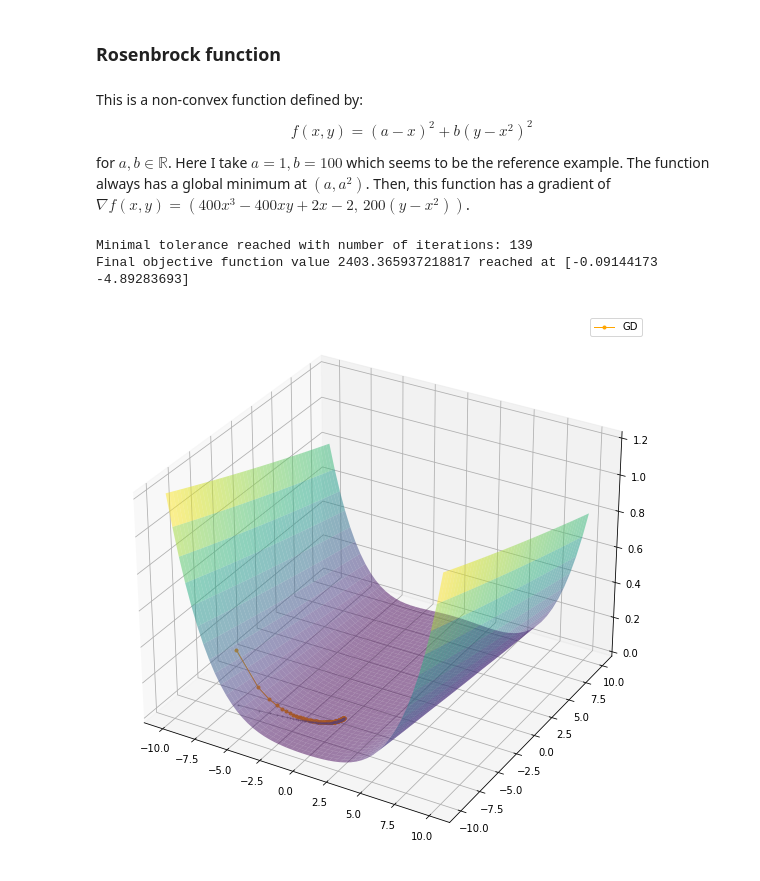
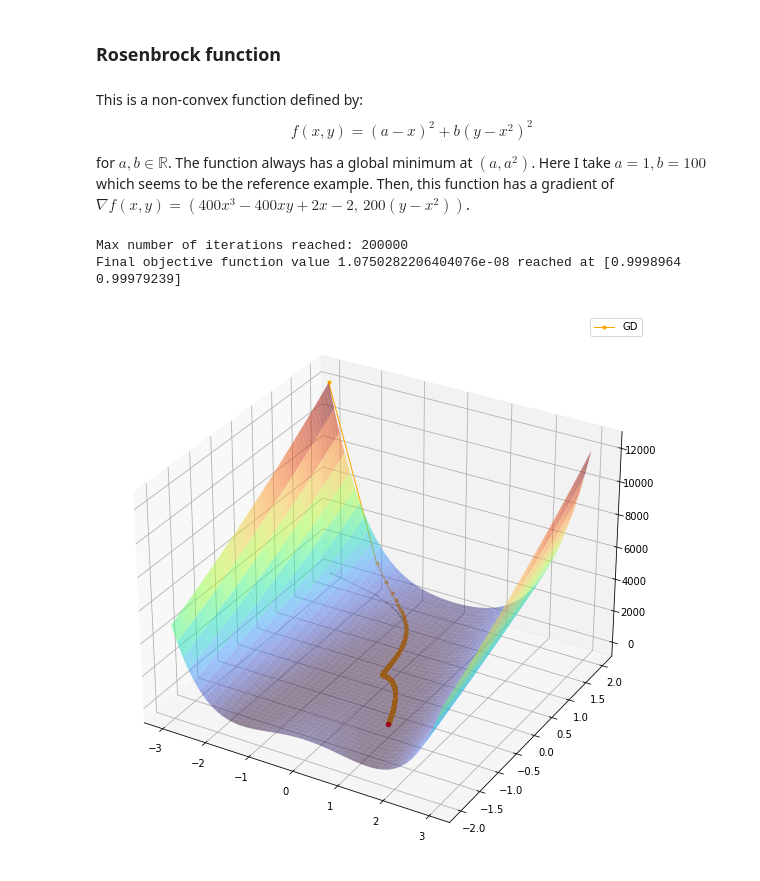
Before and after one commit to Huk-David/APTS_Presentations, a Jupyter notebook: APTS1_December/APTS1_Optimisation.ipynb, the cells around one changed output. Saved outputs shown, nothing was run; the diff lists cells and outputs as text; code cells hidden in the pictures.

```diff
--- a/APTS1_December/APTS1_Optimisation.ipynb
+++ b/APTS1_December/APTS1_Optimisation.ipynb
@@ -69,36 +69,36 @@ Final objective function value 7.036874417766373e-07 reached at 0.00083886079999
 # %% [markdown]
 This is a non-convex function defined by:
 $$ f(x,y) = (a-x)^2 +b(y-x^2)^2 $$
-for $a,b \in \mathbb{R}$. Here I take $a=1, b=100$ which seems to be the reference example. The function always has a global minimum at $(a,a^2)$.
+for $a,b \in \mathbb{R}$. The function always has a global minimum at $(a,a^2)$. Here I take $a=1, b=100$ which seems to be the reference example.
 Then, this function has a gradient of $\nabla f(x,y) = (400x^3-400xy+2x-2,\,200(y-x^2))$.
 # %%
 def Ros(theta,a=1,b=100):
     x,y=theta
     return np.power((a-x),2) + b*np.power((y-np.power(x,2)),2)
 def Ros_grad(theta):
     x,y=theta
     return np.array([400*np.power(x,3)-400*x*y+2*x-2, 200*(y-np.power(x,2))])
 
-x = np.linspace(-10, 10, 50)
-y = np.linspace(-10, 10, 50)
+y = np.linspace(-2, 2, 50)
+x = np.linspace(-3, 3, 50)
 X, Y = np.meshgrid(x, y)
 Z = Ros([X, Y])
 %matplotlib inline
 fig = plt.figure()
 fig.set_size_inches(10,10)
 
 ax = plt.axes(projection='3d')
-ax.plot_surface(X, Y, Z, rstride=1, cstride=1,
-                cmap='viridis', edgecolor='none',alpha=0.5)
+ax.plot_surface(X, -Y, Z, rstride=1, cstride=1,
+                cmap='turbo', edgecolor='none',alpha=0.5)
 
-theta_vals = GD_method([-7,-7],Ros,Ros_grad,10e-6,method='Epsilon',epsilon=10)
+theta_vals = GD_method([-3,-2],Ros,Ros_grad,10e-5,method='Iterations',maxiter=200000)
 
-ax.plot3D([i[0] for i in theta_vals],[i[1] for i in theta_vals],[Ros(i)+5 for i in theta_vals],color='orange',label='GD',linewidth=1,marker='o',markersize=3)
-ax.plot3D([i[0] for i in theta_vals],[i[1] for i in theta_vals],[0 for i in theta_vals],color='grey',linewidth=1,marker='o',markersize=1,alpha=0.5)
-
+ax.plot3D([i[0] for i in theta_vals],[-i[1] for i in theta_vals],[0 for i in theta_vals],color='grey',linewidth=1,marker='o',markersize=1,alpha=0.5)
+ax.plot3D([i[0] for i in theta_vals],[-i[1] for i in theta_vals],[Ros(i) for i in theta_vals],color='orange',label='GD',linewidth=1,marker='o',markersize=3)
+ax.scatter(1,-1,color='red')
 plt.legend()
 plt.show()
 # %% [output]
-Minimal tolerance reached with number of iterations: 139
-Final objective function value 2403.365937218817 reached at [-0.09144173 -4.89283693]
+Max number of iterations reached: 200000
+Final objective function value 1.0750282206404076e-08 reached at [0.9998964  0.99979239]
-[figure, old version]
+[figure, new version]
```
Also changed, not shown: parts of 2 cells of this notebook.
